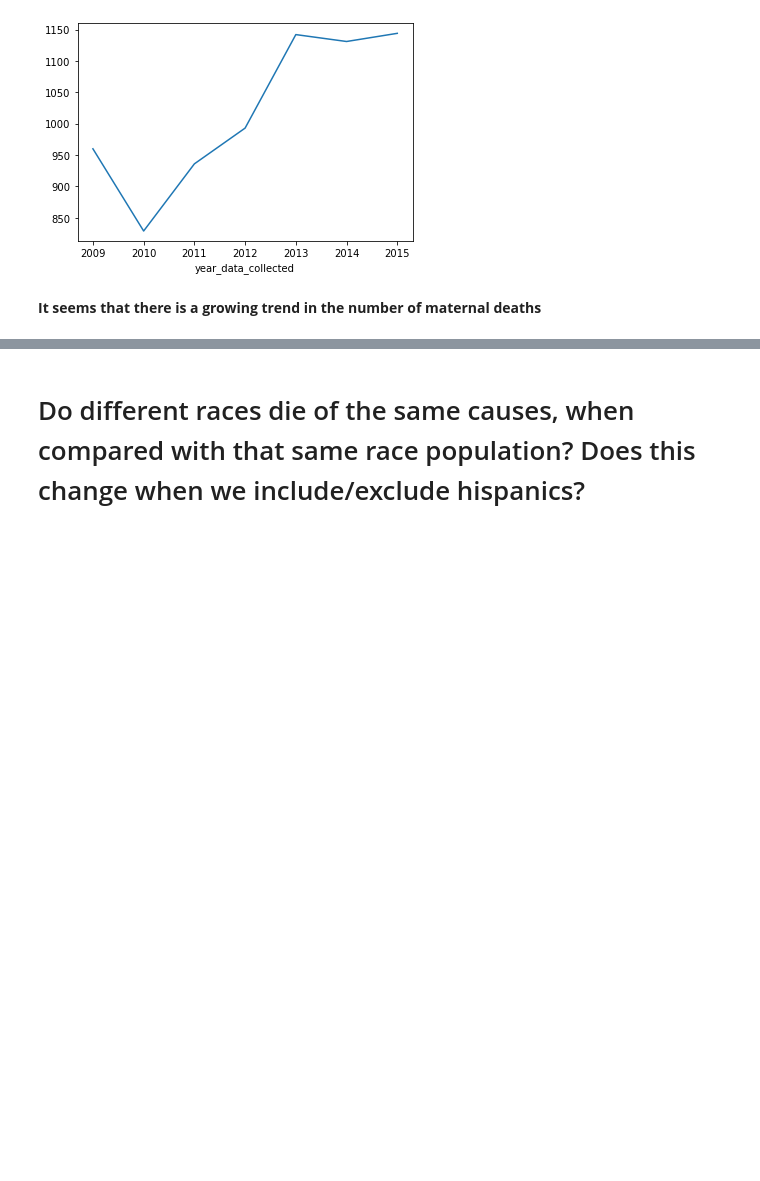
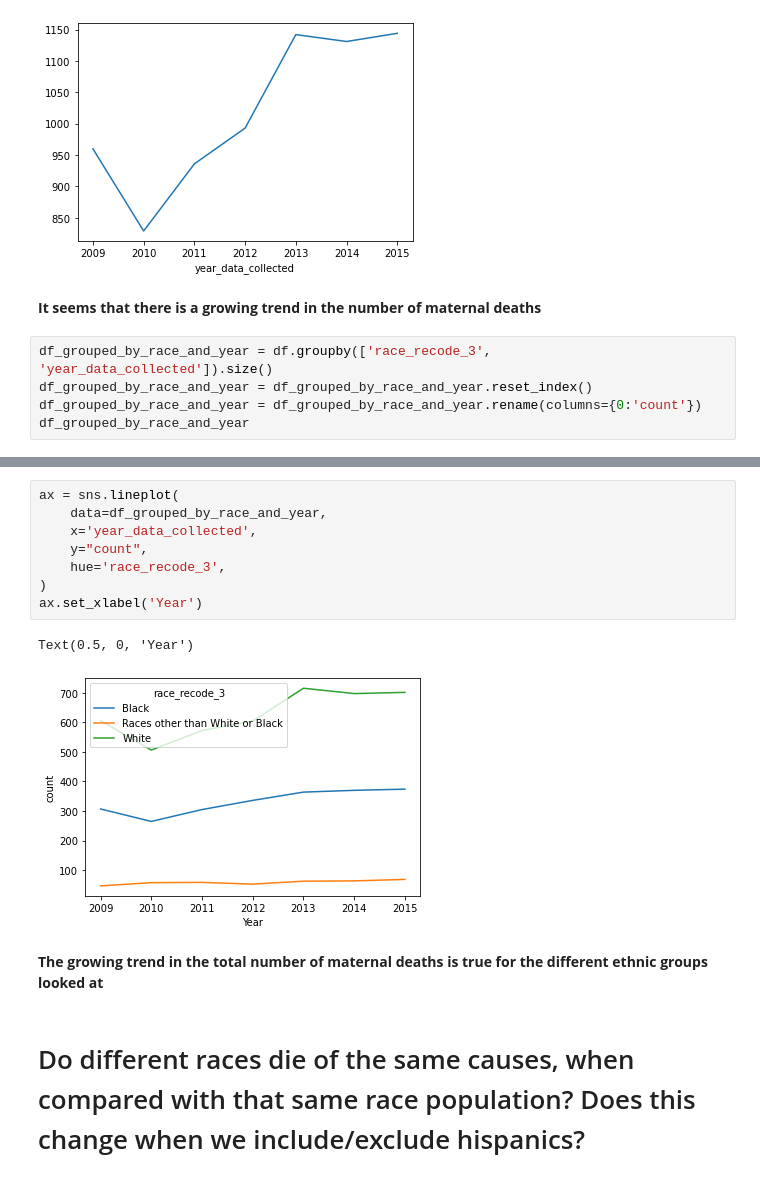
Before and after one commit to andrezafeu/maternal_mortality, a Jupyter notebook: EDA.ipynb, the cells around one changed output, grey strips where cells are left out. Drawn from its saved outputs; the diff is of its cells as text; blank space fills up the shorter version.

Commit message:
Plot deaths per year per race

```diff
--- a/EDA.ipynb
+++ b/EDA.ipynb
@@ -197,3 +197,8 @@ df_deaths_by_year.plot.line()
 [figure]
 # %% [markdown]
 **It seems that there is a growing trend in the number of maternal deaths**
+# %%
+df_grouped_by_race_and_year = df.groupby(['race_recode_3', 'year_data_collected']).size()
+df_grouped_by_race_and_year = df_grouped_by_race_and_year.reset_index()
+df_grouped_by_race_and_year = df_grouped_by_race_and_year.rename(columns={0:'count'})
+df_grouped_by_race_and_year
@@ -200,3 +223,16 @@ df_deaths_by_year.plot.line()
+# %%
+ax = sns.lineplot(
+    data=df_grouped_by_race_and_year,
+    x='year_data_collected',
+    y="count",
+    hue='race_recode_3',
+)
+ax.set_xlabel('Year')
+# %% [output]
+Text(0.5, 0, 'Year')
+[figure, added]
+# %% [markdown]
+**The growing trend in the total number of maternal deaths is true for the different ethnic groups looked at**
 # %% [markdown]
 # Do different races die of the same causes, when compared with that same race population? Does this change when we include/exclude hispanics?
 # %%
```
Also changed, not shown: parts of 1 cell of this notebook.
